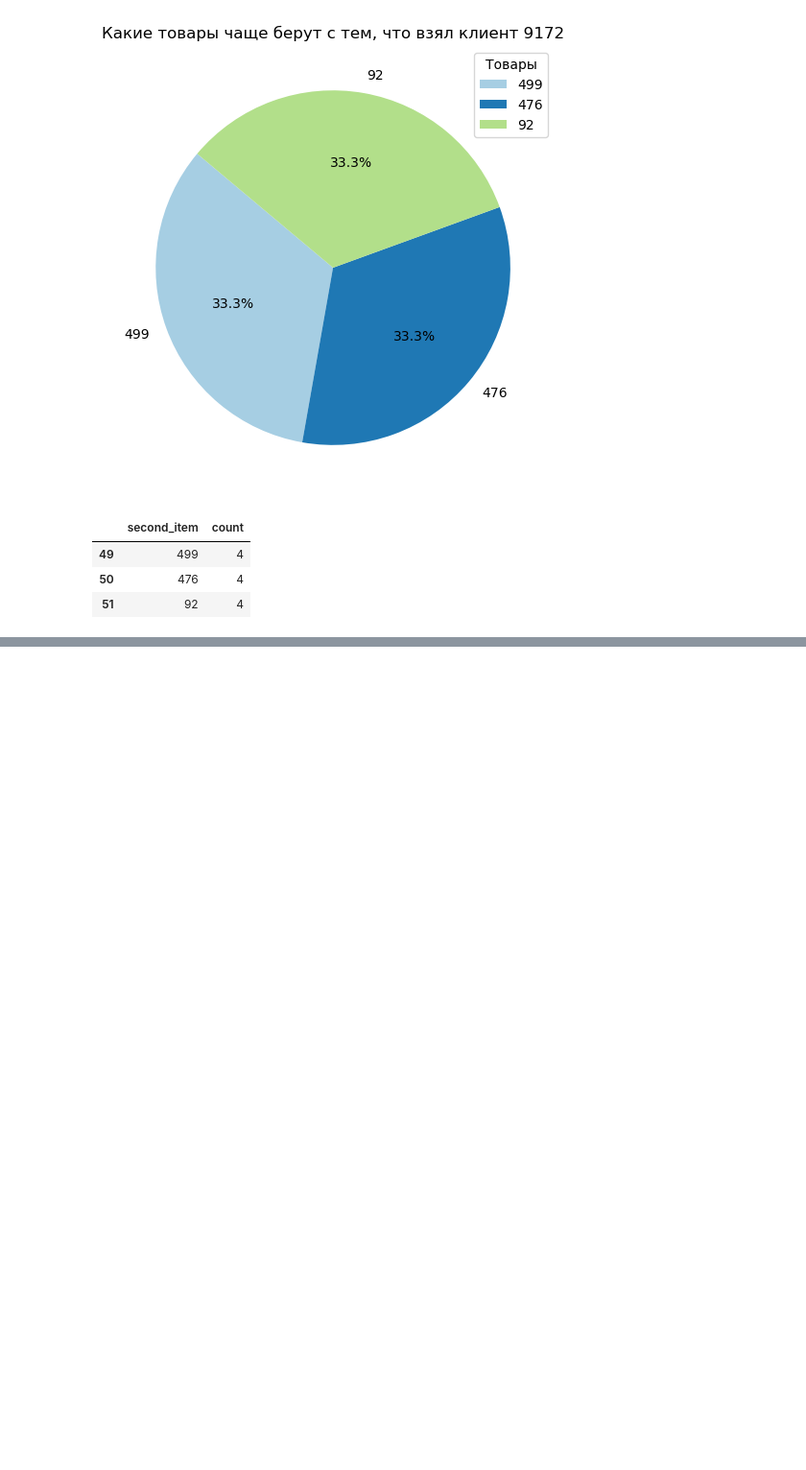
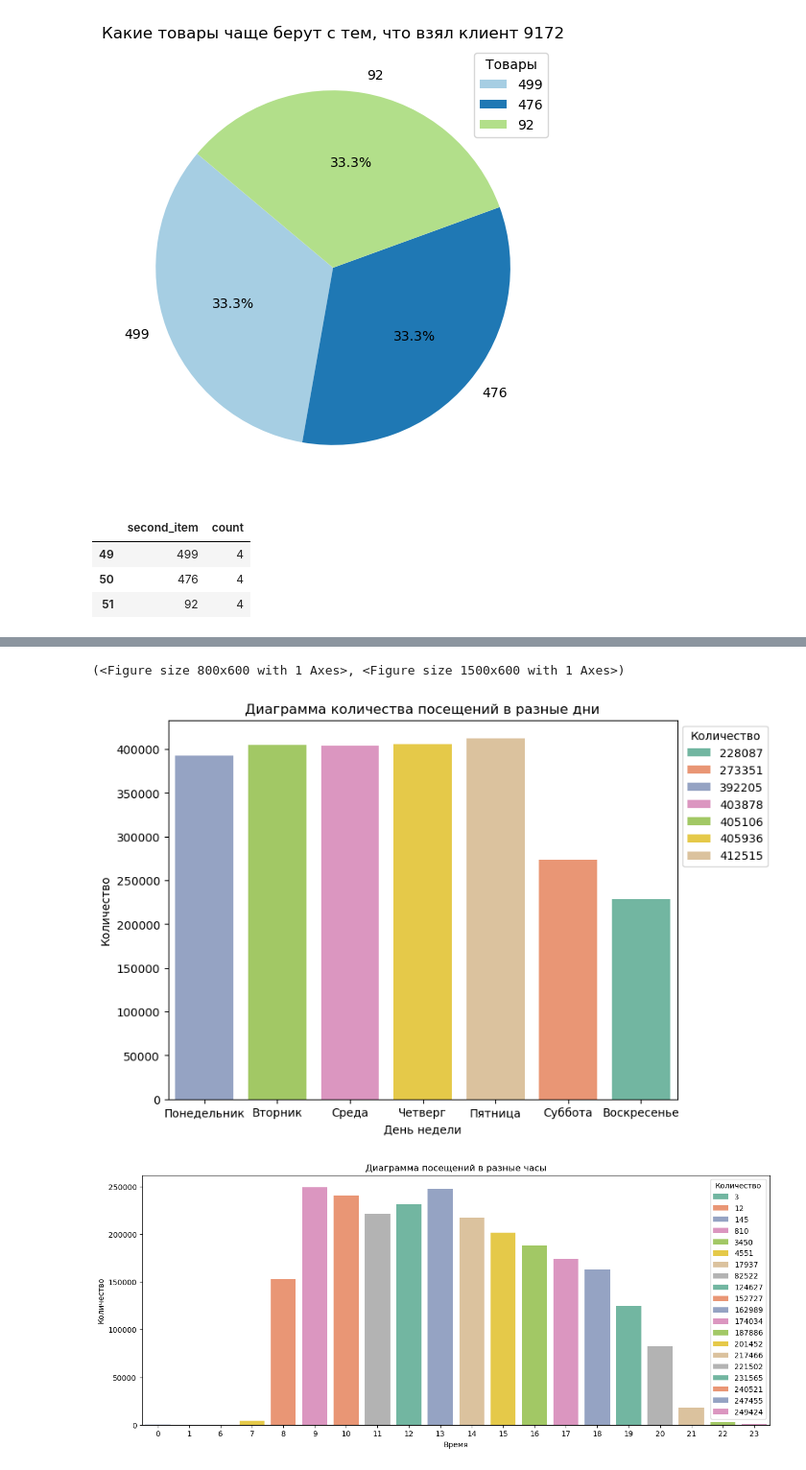
Before and after one commit to m0rphed/coffee_hack, a Jupyter notebook: metrics_1.ipynb, the cells around one changed output, grey strips where cells are left out. Shown: that part at 96% size. Drawn from its saved outputs; the diff is of its cells as text; code cells hidden in the pictures; blank space fills up the shorter version.

```diff
--- a/metrics_1.ipynb
+++ b/metrics_1.ipynb
@@ -301 +310,7 @@ df_visit_frequency = visit_frequency(df, 9172) #В какие дни чаще х
 [figure]
+# %%
+visit_frequency(df)
+# %% [output]
+(<Figure size 800x600 with 1 Axes>, <Figure size 1500x600 with 1 Axes>)
+[figure, added]
+[figure, added]
```
Also changed, not shown: parts of 2 cells of this notebook.
